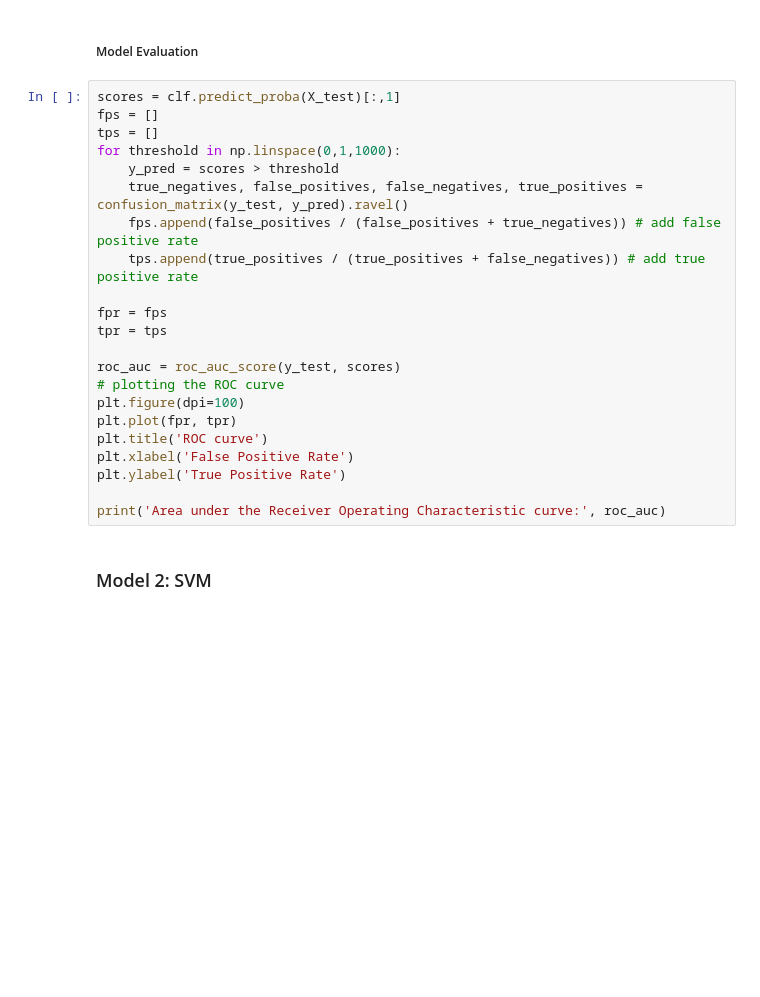
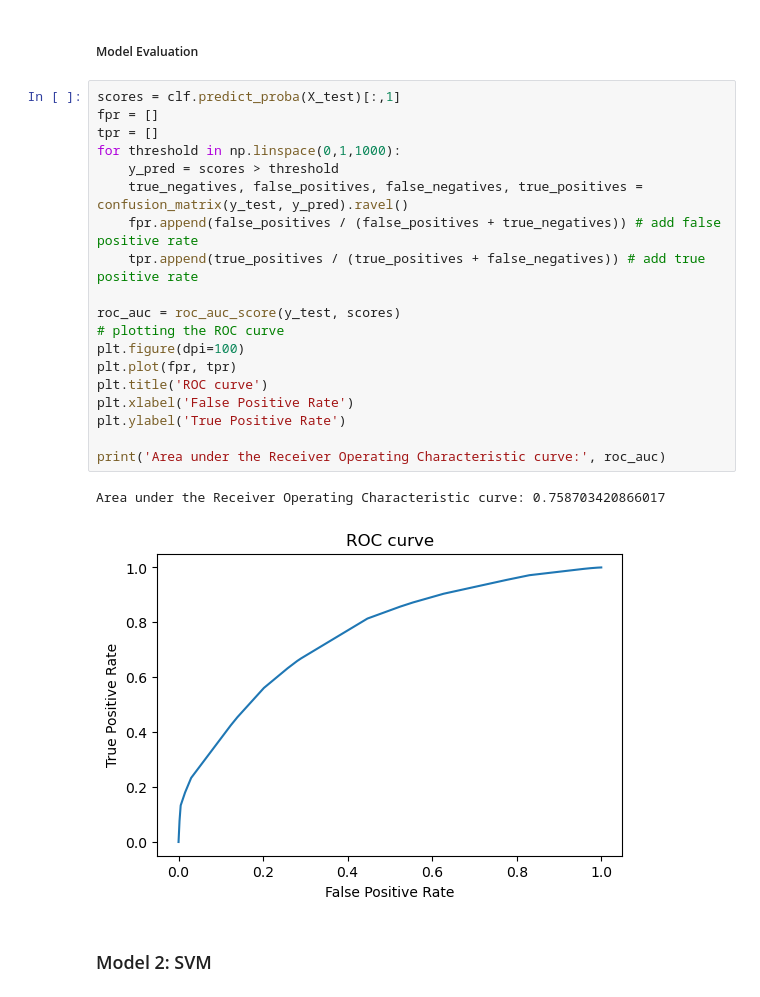
Before and after one commit to COGS118A/Group054-Sp22, a Jupyter notebook: FinalProject_group054.ipynb, the cells around one changed output. Drawn from its saved outputs; the diff is of its cells as text; blank space fills up the shorter version.

```diff
--- a/FinalProject_group054.ipynb
+++ b/FinalProject_group054.ipynb
@@ -228,26 +243,26 @@ plt.plot(params, scores)
 ##### Model Evaluation
 # %%
 scores = clf.predict_proba(X_test)[:,1]
-fps = []
-tps = []
+fpr = []
+tpr = []
 for threshold in np.linspace(0,1,1000):
     y_pred = scores > threshold
     true_negatives, false_positives, false_negatives, true_positives = confusion_matrix(y_test, y_pred).ravel()
-    fps.append(false_positives / (false_positives + true_negatives)) # add false positive rate
-    tps.append(true_positives / (true_positives + false_negatives)) # add true positive rate
-
-fpr = fps
-tpr = tps
+    fpr.append(false_positives / (false_positives + true_negatives)) # add false positive rate
+    tpr.append(true_positives / (true_positives + false_negatives)) # add true positive rate
 
 roc_auc = roc_auc_score(y_test, scores)
 # plotting the ROC curve
 plt.figure(dpi=100)
 plt.plot(fpr, tpr)
 plt.title('ROC curve')
 plt.xlabel('False Positive Rate')
 plt.ylabel('True Positive Rate')
 
 print('Area under the Receiver Operating Characteristic curve:', roc_auc)
+# %% [output]
+Area under the Receiver Operating Characteristic curve: 0.758703420866017
+[figure, added]
 # %% [markdown]
 ### Model 2: SVM
 # %%
```
Also changed, not shown: parts of 5 cells of this notebook, 1 other file.
